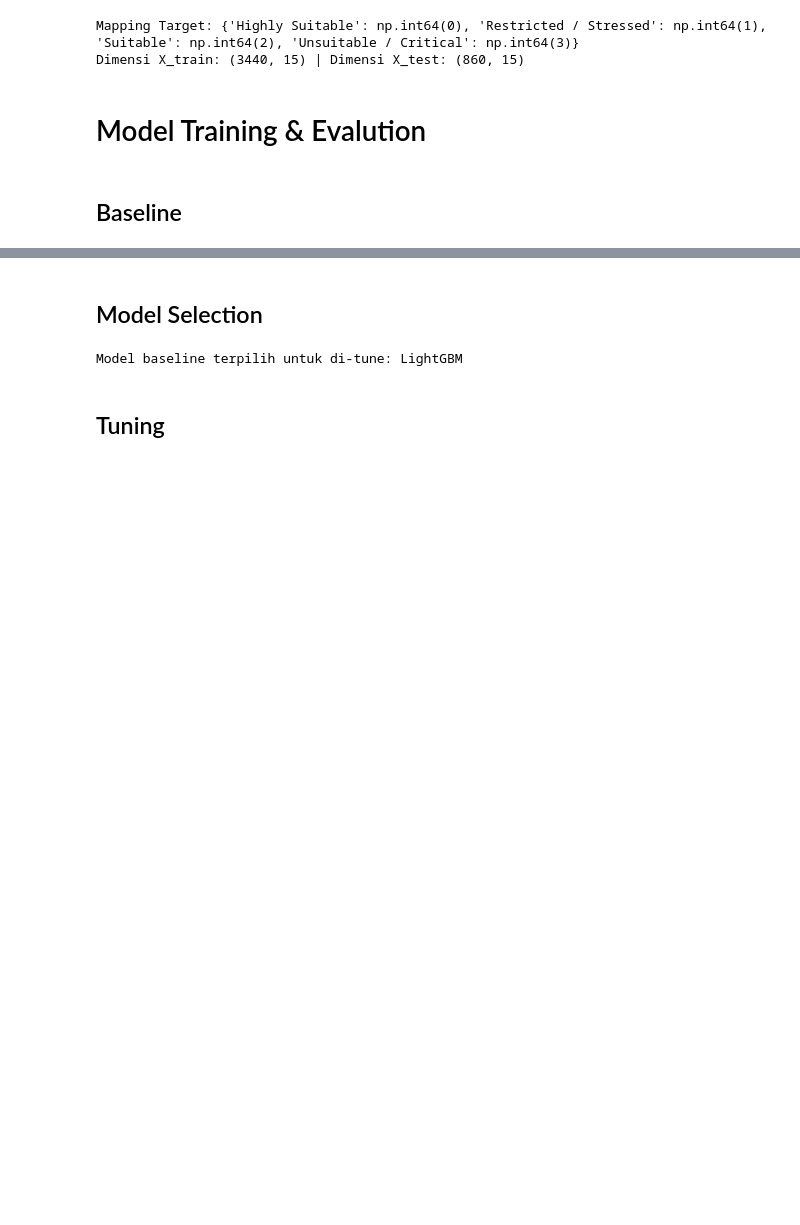
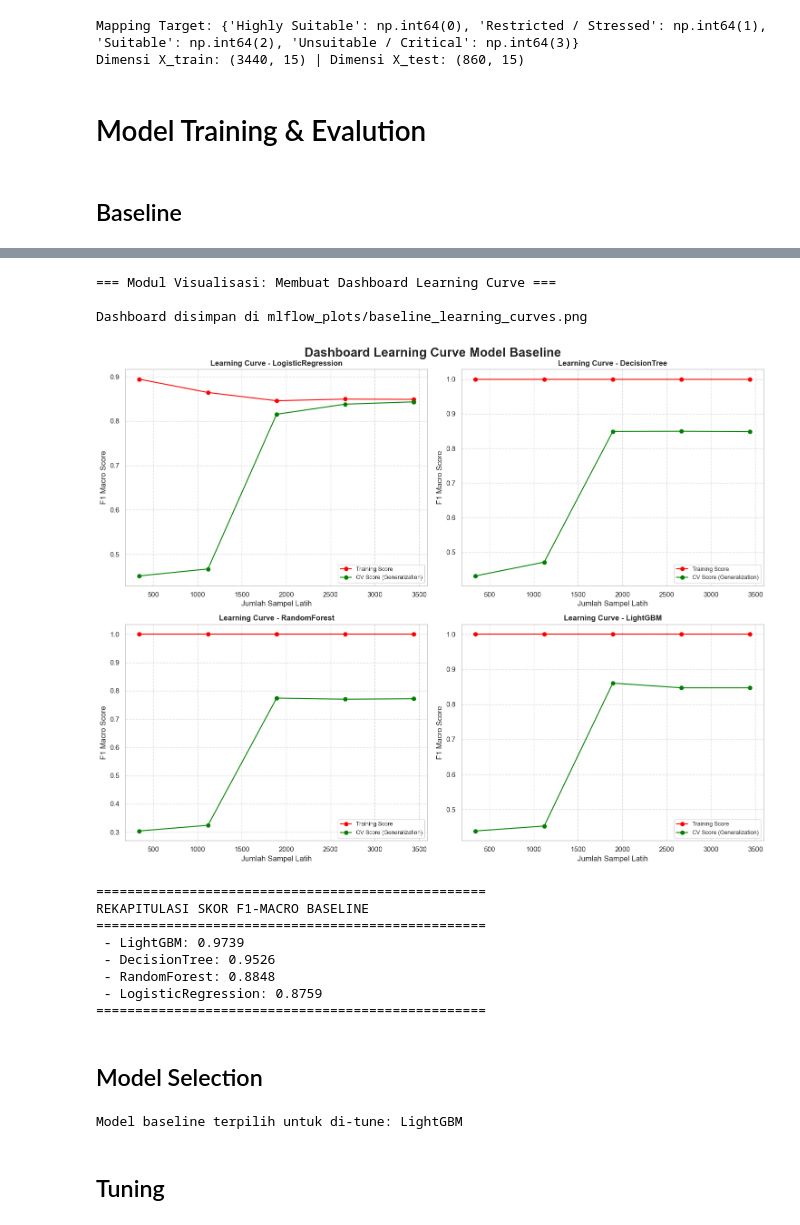
Before and after one commit to SoviaLearner/satria-water-quality-ews, a Jupyter notebook: notebooks/modelling.ipynb, the cells around one changed output, grey strips where cells are left out. Drawn from its saved outputs; the diff is of its cells as text; code cells hidden in the pictures; blank space fills up the shorter version.

```diff
--- a/notebooks/modelling.ipynb
+++ b/notebooks/modelling.ipynb
@@ -276,3 +192,83 @@ REKAPITULASI SKOR F1-MACRO BASELINE
+# %%
+import os
+import math
+import numpy as np
+import matplotlib.pyplot as plt
+from sklearn.model_selection import learning_curve
+
+print("=== Modul Visualisasi: Membuat Dashboard Learning Curve ===\n")
+
+# Buat folder sementara untuk menyimpan gambar sebelum dikirim ke MLflow
+os.makedirs("mlflow_plots", exist_ok=True)
+
+# Menghitung jumlah model untuk membuat grid yang dinamis
+n_models = len(models_to_compare)
+cols = 2
+rows = math.ceil(n_models / cols)
+
+# Siapkan Kanvas
+fig, axes = plt.subplots(rows, cols, figsize=(15, 6 * rows))
+fig.suptitle("Dashboard Learning Curve Model Baseline", fontsize=20, fontweight='bold', y=0.96)
+
+# Ratakan axes (flatten) agar mudah diiterasi menggunakan index 1D
+axes = axes.flatten()
+
+for idx, model_name in enumerate(models_to_compare.keys()):
+    # Ambil pipeline yang sudah dilatih dari memori
+    pipeline = trained_pipelines[model_name]
+
+    ax = axes[idx]
+
+    # Kalkulasi Learning Curve
+    train_sizes, train_scores, test_scores = learning_curve(
+        pipeline, X, y_encoded, cv=5, n_jobs=-1,
+        train_sizes=np.linspace(0.1, 1.0, 5), scoring='f1_macro'
+    )
+
+    train_scores_mean = np.mean(train_scores, axis=1)
+    test_scores_mean = np.mean(test_scores, axis=1)
+
+    # Plotting
+    ax.plot(train_sizes, train_scores_mean, 'o-', color="red", label="Training Score")
+    ax.plot(train_sizes, test_scores_mean, 'o-', color="green", label="CV Score (Generalization)")
+    ax.set_xlabel("Jumlah Sampel Latih")
+    ax.set_ylabel("F1 Macro Score")
+    ax.set_title(f'Learning Curve - {model_name}', fontweight='bold')
+    ax.legend(loc="lower right", fontsize=9)
+    ax.grid(True, linestyle='--', alpha=0.7)
+
+# Jika jumlah model ganjil, hapus subplot kosong yang tersisa di akhir
+for i in range(n_models, len(axes)):
+    fig.delaxes(axes[i])
+
+plt.tight_layout()
+plt.subplots_adjust(top=0.92) # Beri ruang untuk judul utama
+
+# Simpan dashboard gabungan ini sebagai satu gambar
+dashboard_path = "mlflow_plots/baseline_learning_curves.png"
+plt.savefig(dashboard_path)
+print(f"Dashboard disimpan di {dashboard_path}")
+plt.show()
+
+print("\n" + "="*50)
+print("REKAPITULASI SKOR F1-MACRO BASELINE")
+print("="*50)
+for model, score in sorted(model_scores.items(), key=lambda x: x[1], reverse=True):
+    print(f" - {model}: {score:.4f}")
+print("="*50)
+# %% [output]
+=== Modul Visualisasi: Membuat Dashboard Learning Curve ===
+
+Dashboard disimpan di mlflow_plots/baseline_learning_curves.png
+[figure, added]
+==================================================
+REKAPITULASI SKOR F1-MACRO BASELINE
+==================================================
+ - LightGBM: 0.9739
+ - DecisionTree: 0.9526
+ - RandomForest: 0.8848
+ - LogisticRegression: 0.8759
+==================================================
 # %% [markdown]
 ## Model Selection
 # %%
```
Also changed, not shown: parts of 3 cells of this notebook, 2 other files.
